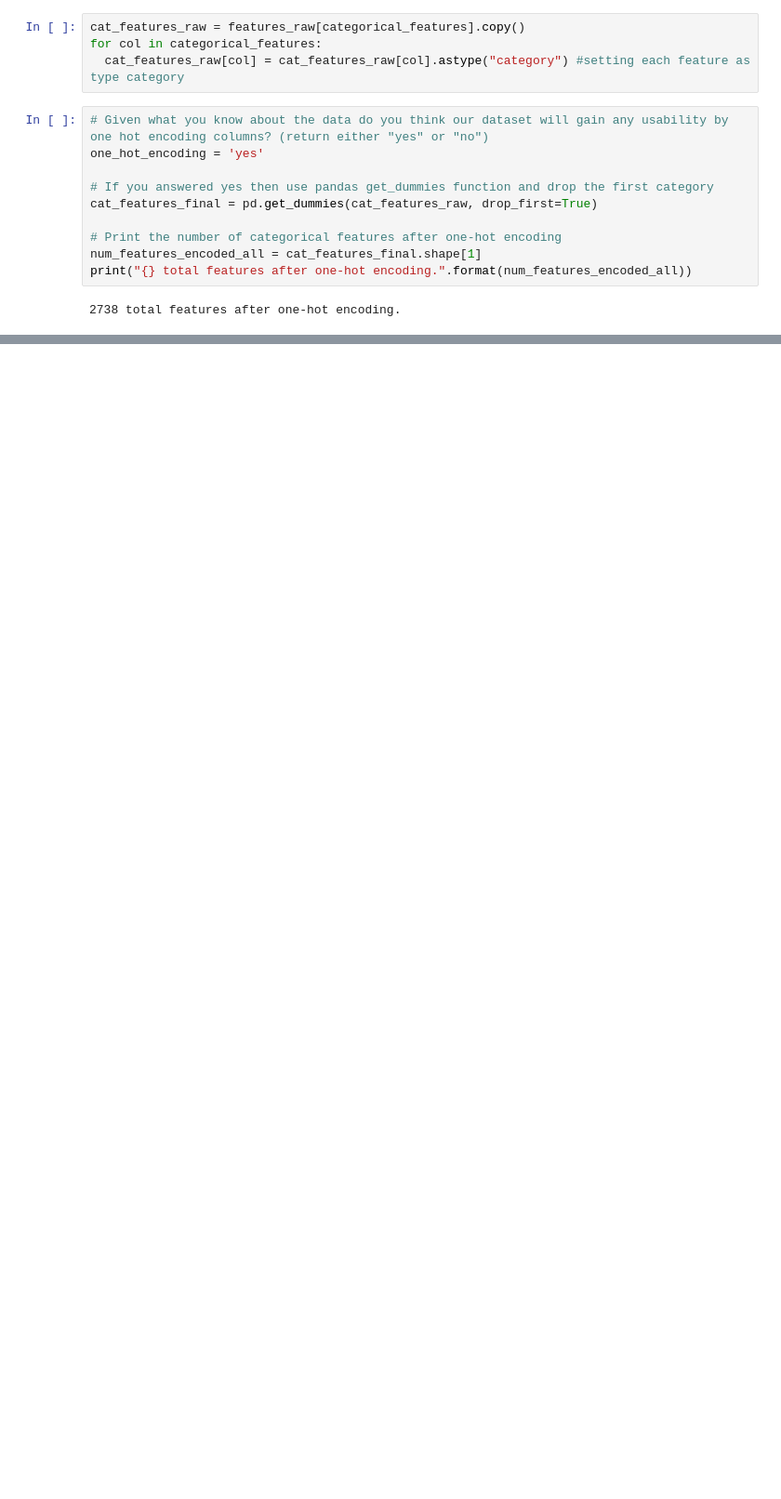
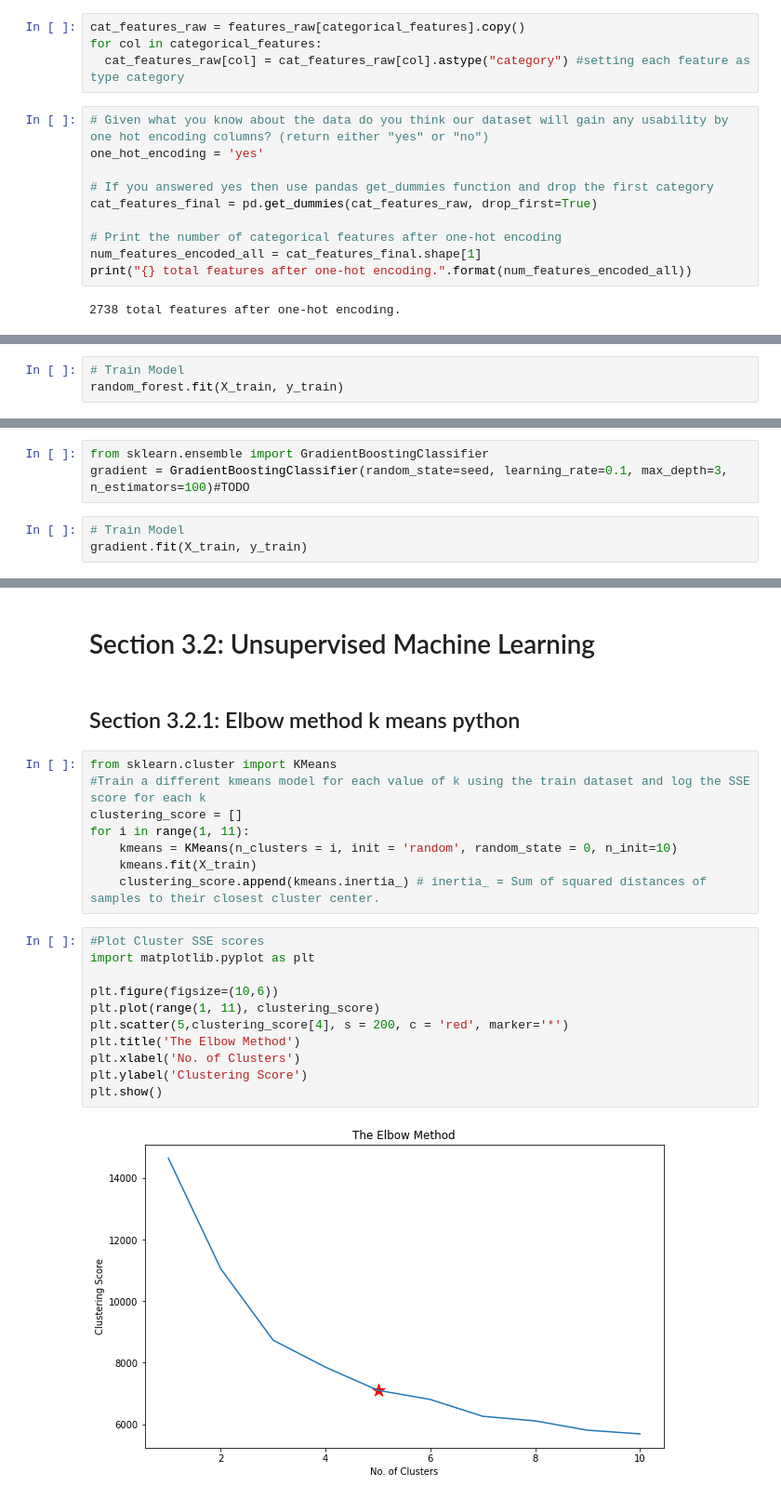
Before and after one commit to zenUnicorn/ML_on_CLAMP, a Jupyter notebook: Test.ipynb, the cells around one changed output, grey strips where cells are left out. Shown at 93% size. Cells and saved outputs as stored; diff of their text form; blank space fills up the shorter version.

```diff
--- a/Test.ipynb
+++ b/Test.ipynb
@@ -450,0 +489,3 @@ importance_df
+# %%
+# Train Model
+random_forest.fit(X_train, y_train)
@@ -450,0 +549,6 @@ importance_df
+# %%
+from sklearn.ensemble import GradientBoostingClassifier
+gradient = GradientBoostingClassifier(random_state=seed, learning_rate=0.1, max_depth=3, n_estimators=100)#TODO
+# %%
+# Train Model
+gradient.fit(X_train, y_train)
@@ -450,0 +614,25 @@ importance_df
+# %% [markdown]
+# Section 3.2: Unsupervised Machine Learning
+# %% [markdown]
+## Section 3.2.1: Elbow method k means python
+# %%
+from sklearn.cluster import KMeans
+#Train a different kmeans model for each value of k using the train dataset and log the SSE score for each k
+clustering_score = []
+for i in range(1, 11):
+    kmeans = KMeans(n_clusters = i, init = 'random', random_state = 0, n_init=10)
+    kmeans.fit(X_train)
+    clustering_score.append(kmeans.inertia_) # inertia_ = Sum of squared distances of samples to their closest cluster center.
+# %%
+#Plot Cluster SSE scores
+import matplotlib.pyplot as plt
+
+plt.figure(figsize=(10,6))
+plt.plot(range(1, 11), clustering_score)
+plt.scatter(5,clustering_score[4], s = 200, c = 'red', marker='*')
+plt.title('The Elbow Method')
+plt.xlabel('No. of Clusters')
+plt.ylabel('Clustering Score')
+plt.show()
+# %% [output]
+[figure, added]
```
Also changed, not shown: parts of 65 cells of this notebook.
